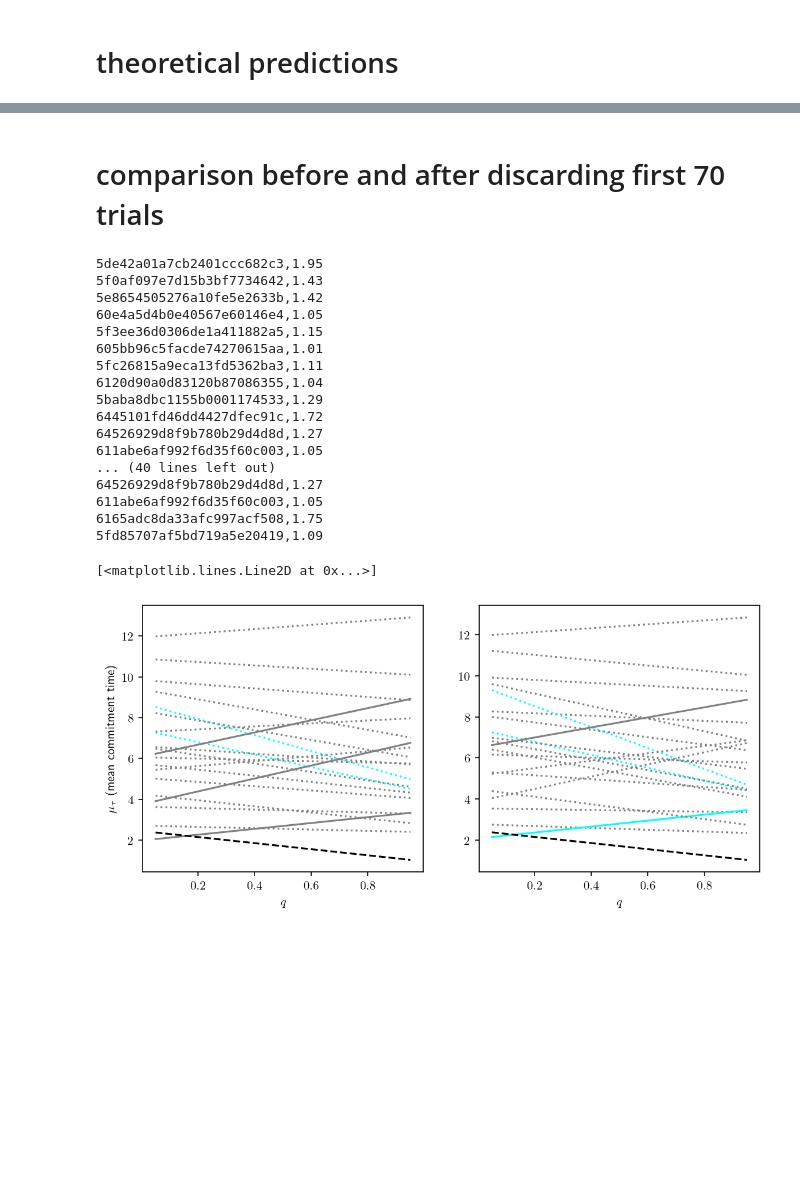
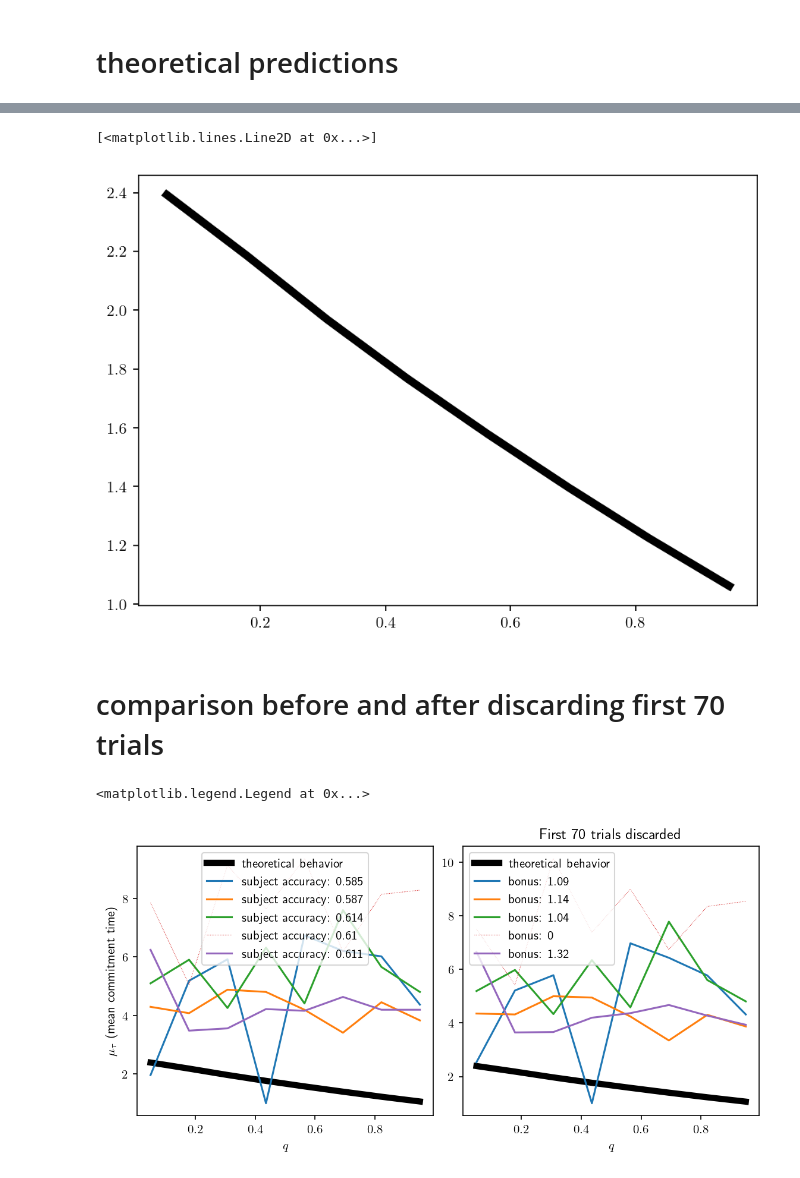
Before and after one commit to kalburge/stock-predict, a Jupyter notebook: pavlovia_exp/analyze_q.ipynb, the cells around one changed output, grey strips where cells are left out. Drawn from its saved outputs; the diff is of its cells as text; code cells hidden in the pictures; blank space fills up the shorter version.

```diff
--- a/pavlovia_exp/analyze_q.ipynb
+++ b/pavlovia_exp/analyze_q.ipynb
@@ -16,13 +16,13 @@ rc('font', family='sans-serif')
 q_set = np.array([[0.05, 5], [0.1786, 15], [0.3071, 27], [0.4357, 39],
                   [0.5643, 52], [0.6929, 67], [0.8214, 80], [0.95, 102]])
 q_thresh = [j for (i,j) in q_set]
-data_path = "arm3_q/data"
+data_path = "arm3_q_v2/data"
 files = get_files_in_directory(data_path)
 N = len(files)
 # %%
 pop_acc = []
 for f in files:
-    pid, df, acc = load(f, q_thresh)
+    pid, df, acc = load(f, q_thresh, True)
     pop_acc.append(acc)
 pop_mean_acc = np.mean(pop_acc)
 print(pop_mean_acc)
@@ -46,7 +36,7 @@ print(pop_mean_acc)
 # theoretical predictions
 # %%
 path = '../model/sims/'
-df_q = pd.read_csv(path+'q_simulate_100_0725run.csv')
+df_q = pd.read_csv(path+'q_simulate_1000_eps0.35_2023-07-29.csv')
 # %%
 fig, ax = plt.subplots(figsize=(7,5),dpi=150)
 plt.subplots_adjust(wspace=0.2)
@@ -63,59 +53,69 @@ Text(0.5, 1.0, 'Model predictions for mean commitment time as a function of $q$'
+# %%
+mdl_avg_q = []
+for f in df_q['q'].unique():
+    q_level = df_q[df_q['q'] == f]['mu_i']
+    mdl_avg_q.append(np.mean(q_level))
+fig, ax = plt.subplots(figsize=(7,5),dpi=150)
+plt.subplots_adjust(wspace=0.2)
+plt.plot(df_q['q'].unique(), mdl_avg_q, c='black', linewidth=5)
+# %% [output]
+[<matplotlib.lines.Line2D at 0x...>]
+[figure, added]
 # %% [markdown]
 # comparison before and after discarding first 70 trials
 # %%
 fig, ax = plt.subplots(figsize=(9,4),dpi=150)
-plt.subplots_adjust(wspace=0.2)
+plt.subplots_adjust(wspace=0.1)
 plt.subplot(121)
+plt.plot(df_q['q'].unique(), mdl_avg_q, c='black', linewidth=5, label = 'theoretical behavior')
 pop_acc = []
 for f in files:
     pid, df, acc = load(f, q_thresh)
     pop_acc.append(acc)
 pop_mean_acc = np.mean(pop_acc)
 for f in files:
     pid, df, acc = load(f, q_thresh)
-    if np.abs(acc - pop_mean_acc) < 1.25*np.std(pop_acc):
+    if np.abs(acc - pop_mean_acc) < 2*np.std(pop_acc):
         q, __, mu_i, __ = get_mean_iai(df)
+        xy = np.concatenate((q[:,0].reshape(-1,1), mu_i[:,0].reshape(-1,1)), axis=1)
+        xy = pd.DataFrame(xy, columns = ["x", "y"])
+        xy = xy.sort_values('x')
+        if compute_bonus(df, q_thresh) == 0:
+            plt.plot(np.array(xy["x"]), np.array(xy["y"]), linestyle = 'dotted', linewidth=0.5, label = 'subject accuracy: ' + str(acc))
+        else:
+            plt.plot(np.array(xy["x"]), np.array(xy["y"]), label = 'subject accuracy: ' + str(acc))
         x,y,l,c = get_linear_fit(q,mu_i)
-        plt.plot(x,y, linestyle = l, c=c)
 plt.xlabel('$q$')
 plt.ylabel('$\mu_\\tau$ (mean commitment time)')
-plt.plot(fit_q, fit_mu, 'k--')
+plt.legend()
+
 
 plt.subplot(122)
 discard = 70
 pop_acc = []
+plt.plot(df_q['q'].unique(), mdl_avg_q, c='black', linewidth=5, label = 'theoretical behavior')
 for f in files:
     pid, df, acc = load(f, q_thresh)
     pop_acc.append(acc)
 pop_mean_acc = np.mean(pop_acc)
 for f in files:
     pid, df, acc = load(f, q_thresh)
-    if np.abs(acc - pop_mean_acc) < 1.25*np.std(pop_acc):
+    if np.abs(acc - pop_mean_acc) < 2*np.std(pop_acc):
         q, __, mu_i, __ = get_mean_iai(df, discard)
+        xy = np.concatenate((q[:,0].reshape(-1,1), mu_i[:,0].reshape(-1,1)), axis=1)
+        xy = pd.DataFrame(xy, columns = ["x", "y"])
+        xy = xy.sort_values('x')
+        if compute_bonus(df, q_thresh) == 0:
+            plt.plot(np.array(xy["x"]), np.array(xy["y"]), linestyle = 'dotted', linewidth=0.5, label = 'bonus: ' + str(compute_bonus(df,q_thresh)))
+        else:
+            plt.plot(np.array(xy["x"]), np.array(xy["y"]), label = 'bonus: ' + str(compute_bonus(df,q_thresh)))
         x,y,l,c = get_linear_fit(q,mu_i)
-        plt.plot(x,y, linestyle = l, c=c)
 plt.xlabel('$q$')
-plt.plot(fit_q, fit_mu, 'k--')
+plt.title("First 70 trials discarded")
+plt.legend()
 # %% [output]
-5de42a01a7cb2401ccc682c3,1.95
-5f0af097e7d15b3bf7734642,1.43
-5e8654505276a10fe5e2633b,1.42
-60e4a5d4b0e40567e60146e4,1.05
-5f3ee36d0306de1a411882a5,1.15
-605bb96c5facde74270615aa,1.01
-5fc26815a9eca13fd5362ba3,1.11
-6120d90a0d83120b87086355,1.04
-5baba8dbc1155b0001174533,1.29
-6445101fd46dd4427dfec91c,1.72
-64526929d8f9b780b29d4d8d,1.27
-611abe6af992f6d35f60c003,1.05
-... (40 lines left out)
-64526929d8f9b780b29d4d8d,1.27
-611abe6af992f6d35f60c003,1.05
-6165adc8da33afc997acf508,1.75
-5fd85707af5bd719a5e20419,1.09
+<matplotlib.legend.Legend at 0x...>
-[<matplotlib.lines.Line2D at 0x...>]
-[figure, old version]
+[figure, new version]
 # %%
 fig, ax = plt.subplots(figsize=(9,5),dpi=150)
 plt.subplots_adjust(wspace=0.2)
```
Also changed, not shown: parts of 5 cells of this notebook, 2 other files.
